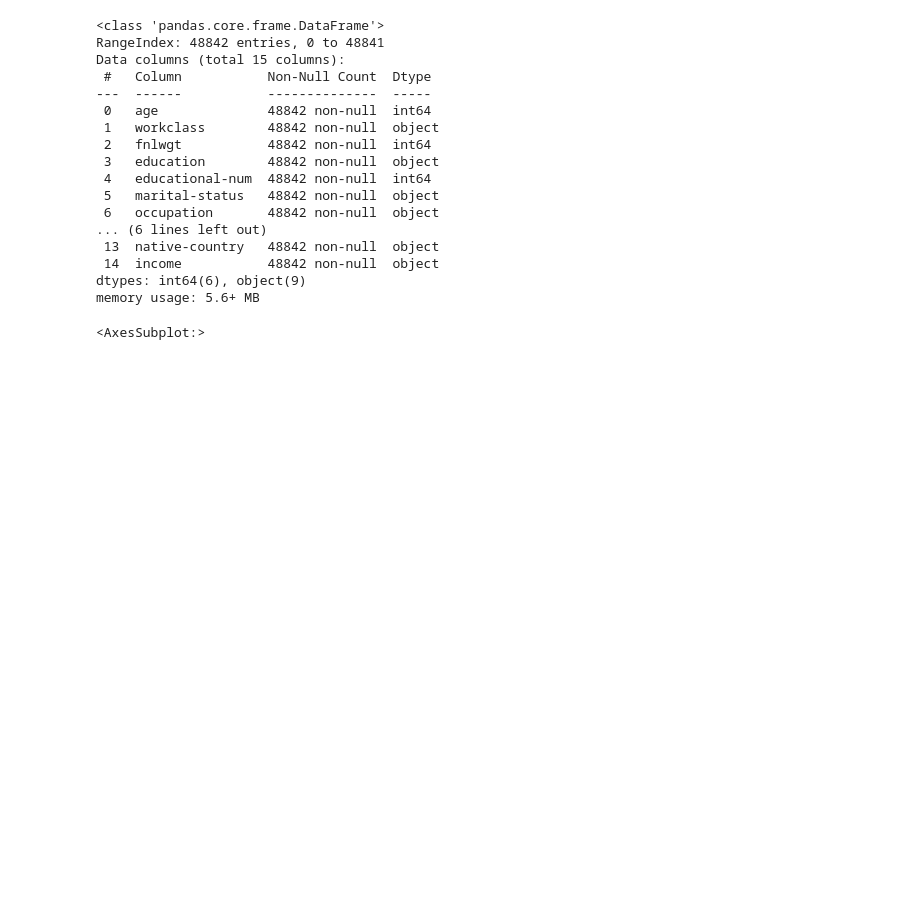
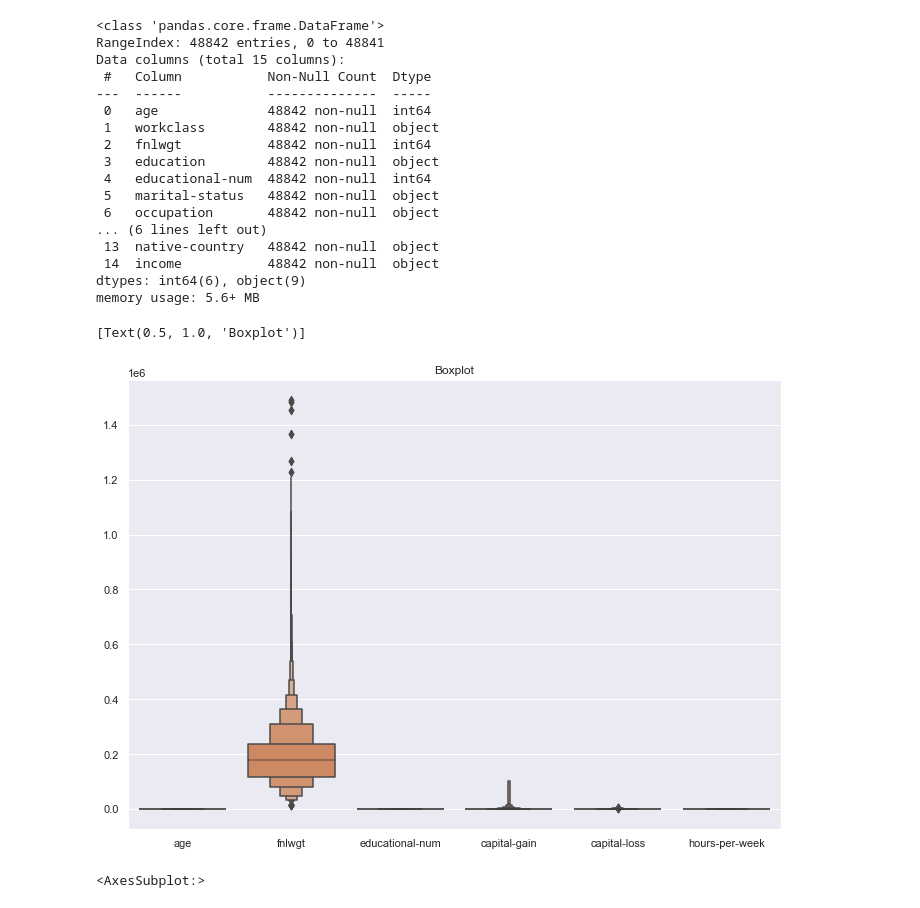
Before and after one commit to Matt-Carney/Income_Gender, a Jupyter notebook: src/adult_income_classifciation.ipynb, the cells around one changed output. Cells and saved outputs as stored; diff of their text form; code cells hidden in the pictures; blank space fills up the shorter version.

Commit message:
updated box plot

```diff
--- a/src/adult_income_classifciation.ipynb
+++ b/src/adult_income_classifciation.ipynb
@@ -65,3 +67,11 @@ memory usage: 5.6+ MB
+# %%
+sns.set(rc={'figure.figsize':(11.7,8.27)})
+plt.gcf().set_facecolor('white')
+sns.boxenplot(data = df_income).set(title='Boxplot')
+#sns.pairplot(data=df_income)
+# %% [output]
+[Text(0.5, 1.0, 'Boxplot')]
+[figure, added]
 # %%
 sns.boxplot(data=df_income['fnlwgt'])
 # %% [output]
```
Also changed, not shown: parts of 1 cell of this notebook.
